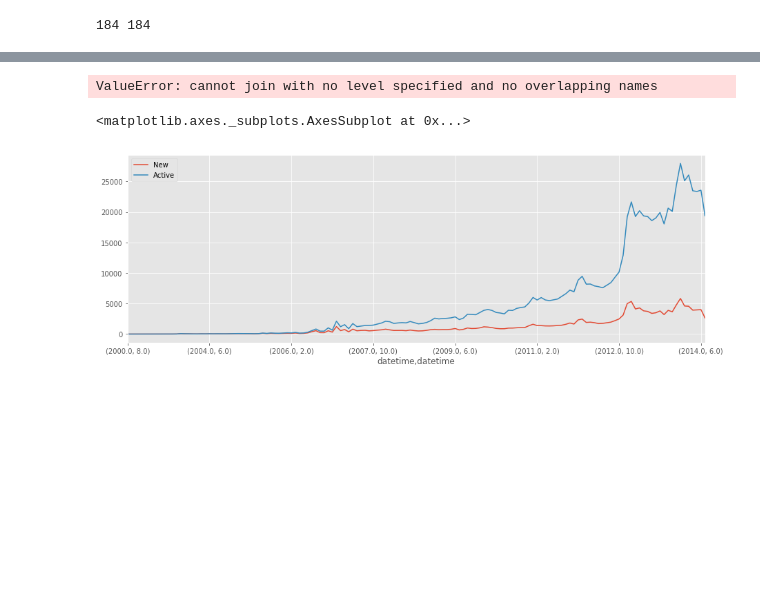
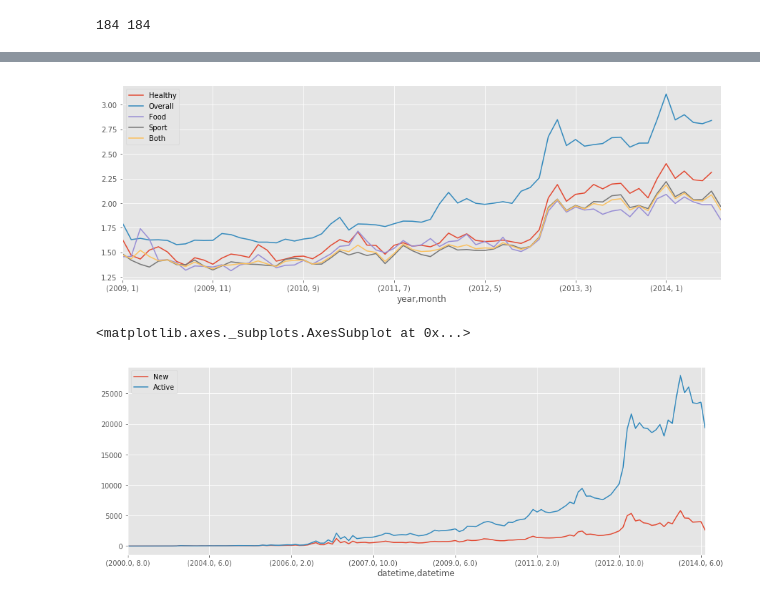
Before and after one commit to darioAnongba/EPFL-ADA, a Jupyter notebook: project/Report.ipynb, the cells around one changed output, grey strips where cells are left out. Drawn from its saved outputs; the diff is of its cells as text; code cells hidden in the pictures; blank space fills up the shorter version.

Commit message:
Full trend plot

```diff
--- a/project/Report.ipynb
+++ b/project/Report.ipynb
@@ -308,11 +317,21 @@ concat_products_count = get_products_stat(concat_reviews_df, concat_meta_df)
 # %%
-healthy_trend = get_trend(healthy_reviews_count, 'asin', healthy_reviewers_count, count_healthy_products, 'Healthy', 2004)
-all_trend = get_trend(concat_reviews_df, 'asin', concat_reviewers_count, concat_products_count, 'Both', 2004)
-trends_df = healthy_trend.join(all_trend, how='outer')
+SINCE = 2009
+healthy_trend = get_trend(healthy_reviews_count, 'asin', healthy_reviewers_count, count_healthy_products, 'Healthy', SINCE)
+both_trend = get_trend(concat_reviews_count, 'asin', concat_reviewers_count, concat_products_count, 'Both', SINCE)
+food_trend = get_trend(get_reviews_stat(food_reviews_df), 'asin',
+                      get_reviewers_stat(food_reviews_df),
+                      get_products_stat(food_reviews_df, food_meta_df),
+                      'Food', SINCE)
+sports_trend = get_trend(get_reviews_stat(sports_reviews_df), 'asin',
+                      get_reviewers_stat(sports_reviews_df),
+                      get_products_stat(sports_reviews_df, sports_meta_df),
+                      'Sport', SINCE)
+all_trend = get_trend(reviews_growth_df, 'New', reviews_growth_df, count_products, 'Overall', SINCE)
+trends_df = healthy_trend.join([all_trend, food_trend, sports_trend, both_trend], how='outer')
 trends_df.plot()
 plt.savefig("foo.pdf", bbox_inches='tight')
 # %% [output]
-ValueError: cannot join with no level specified and no overlapping names
+[figure, added]
 # %%
 food_products_count = get_products_stat(food_reviews_df, food_meta_df)
 food_products_count[['New', 'Active']].plot()
```
Also changed, not shown: parts of 1 cell of this notebook, 2 other files.
